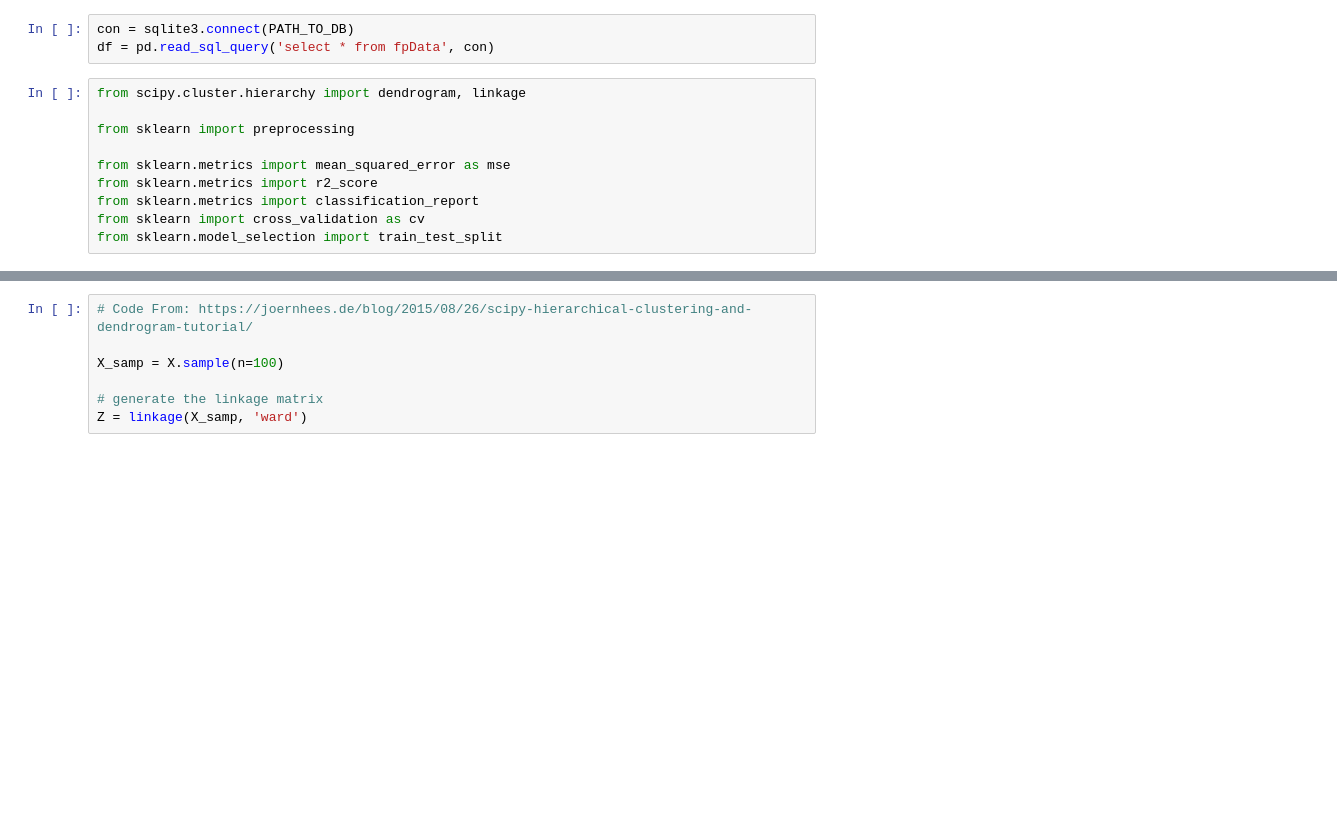
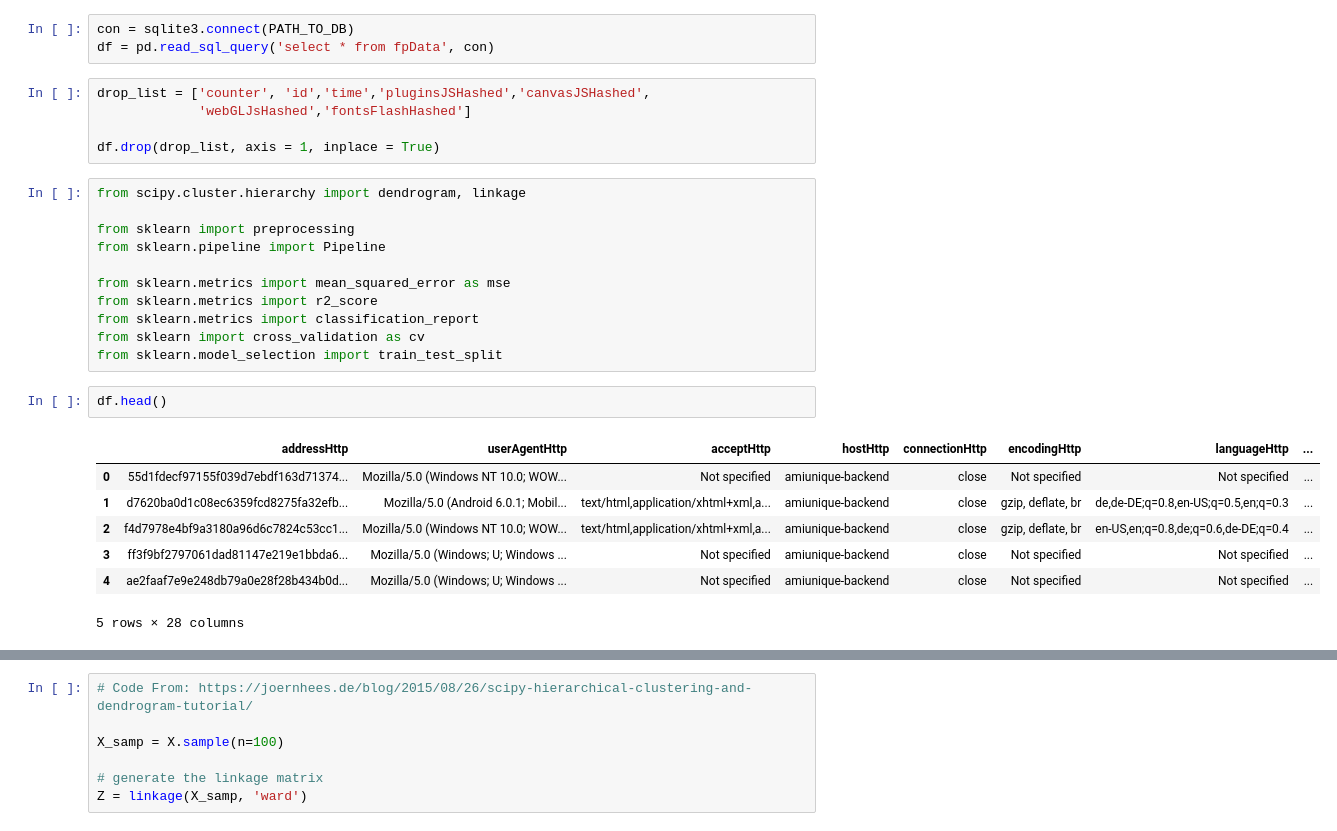
Before and after one commit to astarr8181/fp_bots, a Jupyter notebook: Clustering_Analysis.ipynb, the cells around one changed output, grey strips where cells are left out. Drawn from its saved outputs; the diff is of its cells as text; blank space fills up the shorter version.

```diff
--- a/Clustering_Analysis.ipynb
+++ b/Clustering_Analysis.ipynb
@@ -17,16 +17,32 @@ PATH_TO_DB = os.path.join(DATA_ROOT, DB_NAME)
 # %%
 con = sqlite3.connect(PATH_TO_DB)
 df = pd.read_sql_query('select * from fpData', con)
+# %%
+drop_list = ['counter', 'id','time','pluginsJSHashed','canvasJSHashed',
+             'webGLJsHashed','fontsFlashHashed']
+
+df.drop(drop_list, axis = 1, inplace = True)
 # %%
 from scipy.cluster.hierarchy import dendrogram, linkage
 
 from sklearn import preprocessing
+from sklearn.pipeline import Pipeline
 
 from sklearn.metrics import mean_squared_error as mse
 from sklearn.metrics import r2_score
 from sklearn.metrics import classification_report
 from sklearn import cross_validation as cv
 from sklearn.model_selection import train_test_split
+# %%
+df.head()
+# %% [output]
+|  | addressHttp | userAgentHttp | acceptHttp | hostHttp | connectionHttp | encodingHttp | languageHttp | ... |
+| 0 | 55d1fdecf97155f039d7ebdf163d71374... | Mozilla/5.0 (Windows NT 10.0; WOW... | Not specified | amiunique-backend | close | Not specified | Not specified | ... |
+| 1 | d7620ba0d1c08ec6359fcd8275fa32efb... | Mozilla/5.0 (Android 6.0.1; Mobil... | text/html,application/xhtml+xml,a... | amiunique-backend | close | gzip, deflate, br | de,de-DE;q=0.8,en-US;q=0.5,en;q=0.3 | ... |
+| 2 | f4d7978e4bf9a3180a96d6c7824c53cc1... | Mozilla/5.0 (Windows NT 10.0; WOW... | text/html,application/xhtml+xml,a... | amiunique-backend | close | gzip, deflate, br | en-US,en;q=0.8,de;q=0.6,de-DE;q=0.4 | ... |
+| 3 | ff3f9bf2797061dad81147e219e1bbda6... | Mozilla/5.0 (Windows; U; Windows ... | Not specified | amiunique-backend | close | Not specified | Not specified | ... |
+| 4 | ae2faaf7e9e248db79a0e28f28b434b0d... | Mozilla/5.0 (Windows; U; Windows ... | Not specified | amiunique-backend | close | Not specified | Not specified | ... |
+5 rows × 28 columns
 # %%
 #fingerprint_target = df.userAgentHttp
 #fingerprint_data = df.drop('userAgentHttp', axis=1)
```
Also changed, not shown: parts of 7 cells of this notebook.
